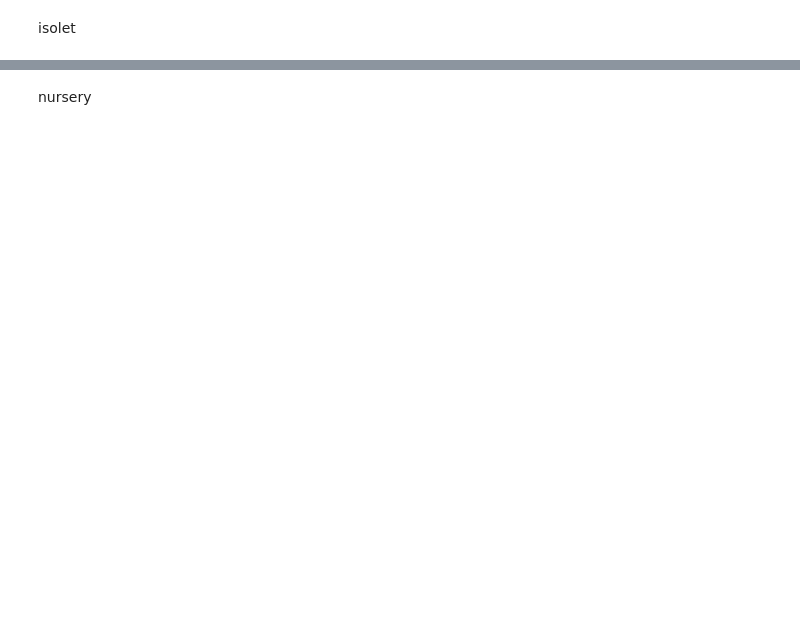
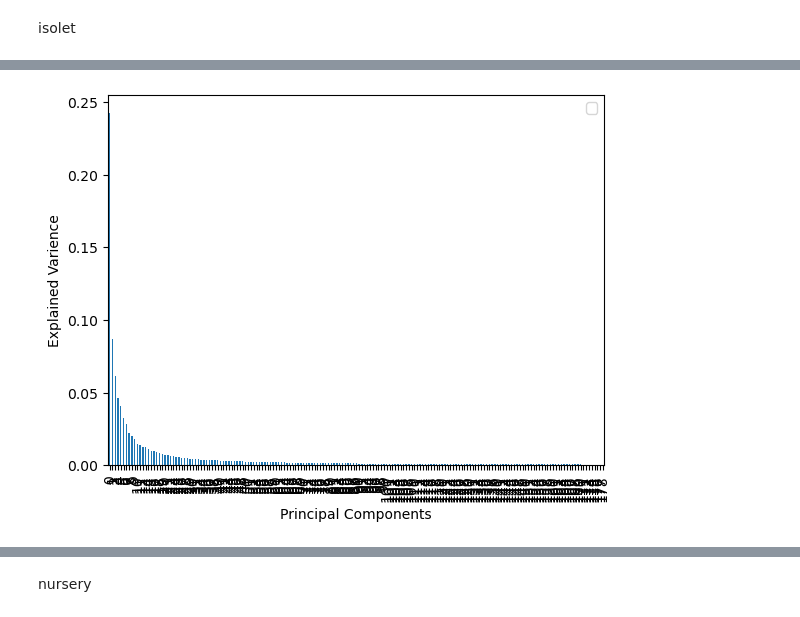
Before and after one commit to Luckseegan/Clustering, a Jupyter notebook: clusters.ipynb, the cells around one changed output, grey strips where cells are left out. Saved outputs shown, nothing was run; the diff lists cells and outputs as text; code cells hidden in the pictures; blank space fills up the shorter version.

```diff
--- a/clusters.ipynb
+++ b/clusters.ipynb
@@ -467,3 +512,5 @@ isolet
 # %%
 isolet = openml.datasets.get_dataset(300)
 X, y, categorical_indicator, attribute_names = isolet.get_data(target=isolet.default_target_attribute)
+X = scaler.fit_transform(X)
+y = le.fit_transform(y)
@@ -506,0 +548,6 @@ results_df
+# %%
+#90% variation
+pca=PCA(0.95)
+X=pca.fit_transform(X)
+print(pca.n_components_)
+X
@@ -506,0 +569,7 @@ results_df
+# %%
+pd.DataFrame(pca.explained_variance_ratio_).plot.bar()
+plt.legend('')
+plt.xlabel('Principal Components')
+plt.ylabel('Explained Varience');
+# %% [output]
+[figure, added]
```
Also changed, not shown: parts of 26 cells of this notebook, 1 other file.
